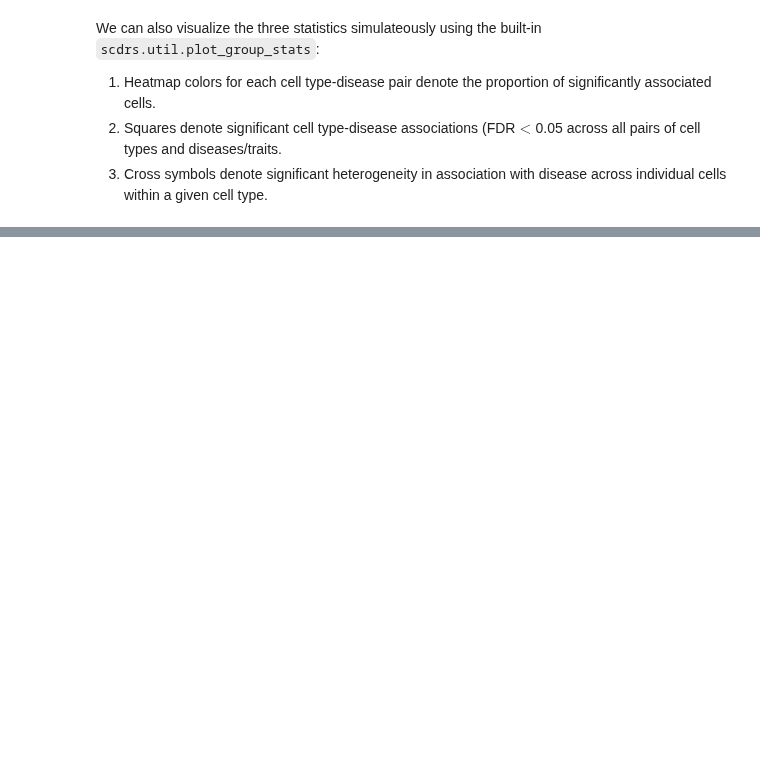
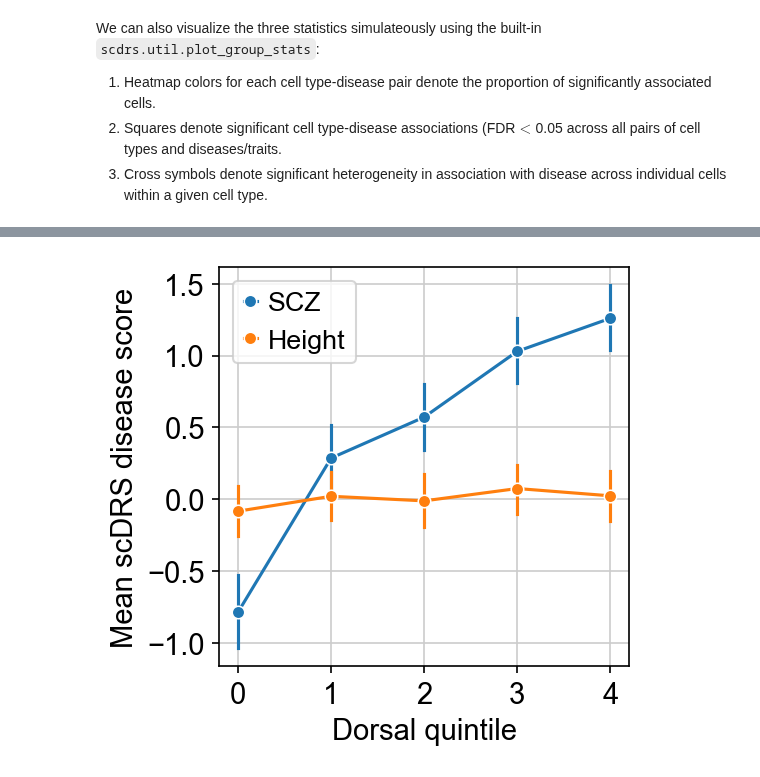
Before and after one commit to martinjzhang/scDRS, a Jupyter notebook: docs/notebooks/quickstart.ipynb, the cells around one changed output, grey strips where cells are left out. Drawn from its saved outputs; the diff is of its cells as text; code cells hidden in the pictures; blank space fills up the shorter version.

```diff
--- a/docs/notebooks/quickstart.ipynb
+++ b/docs/notebooks/quickstart.ipynb
@@ -209,0 +225,21 @@ scdrs.util.plot_group_stats(
+# %%
+df_plot = adata_ca1.obs[["Dorsal", "SCZ", "Height"]].copy()
+df_plot["Dorsal quintile"] = pd.qcut(df_plot["Dorsal"], 5, labels=np.arange(5))
+
+fig, ax = plt.subplots(figsize=(3.5, 3.5))
+for trait in ["SCZ", "Height"]:
+    sns.lineplot(
+        data=df_plot,
+        x="Dorsal quintile",
+        y=trait,
+        label=trait,
+        err_style="bars",
+        marker="o",
+        ax=ax,
+    )
+ax.set_xticks(np.arange(5))
+ax.set_xlabel("Dorsal quintile")
+ax.set_ylabel("Mean scDRS disease score")
+fig.show()
+# %% [output]
+[figure, added]
```
Also changed, not shown: parts of 26 cells of this notebook, 1 other file.
